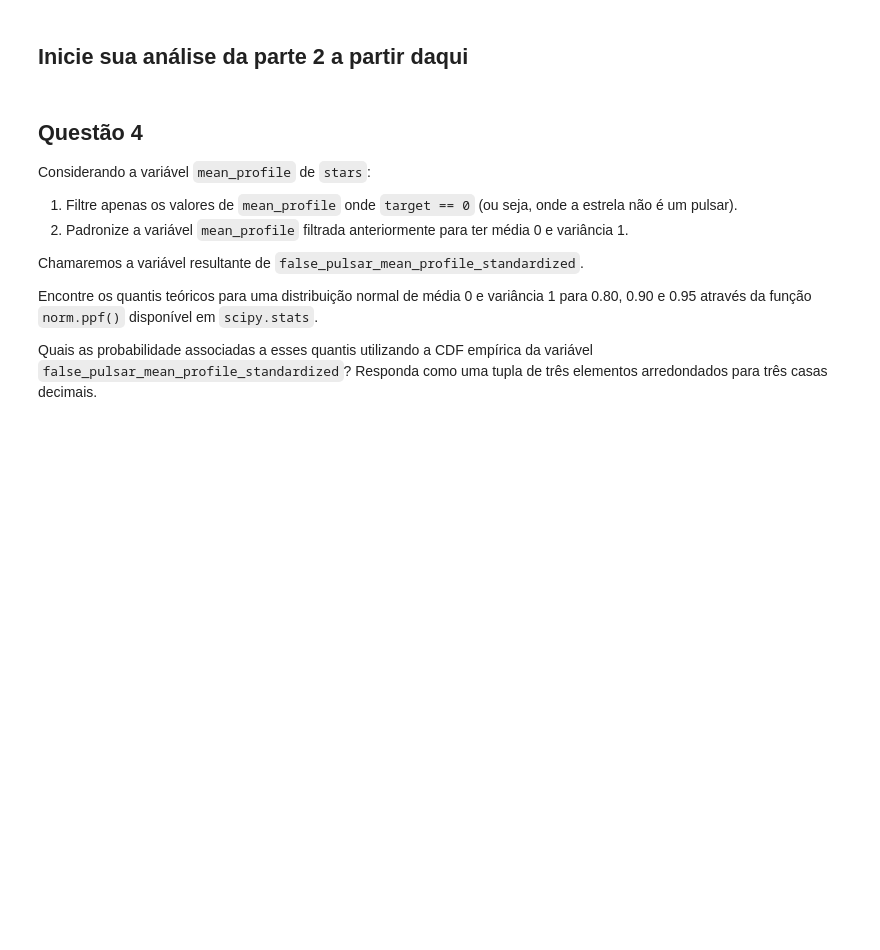
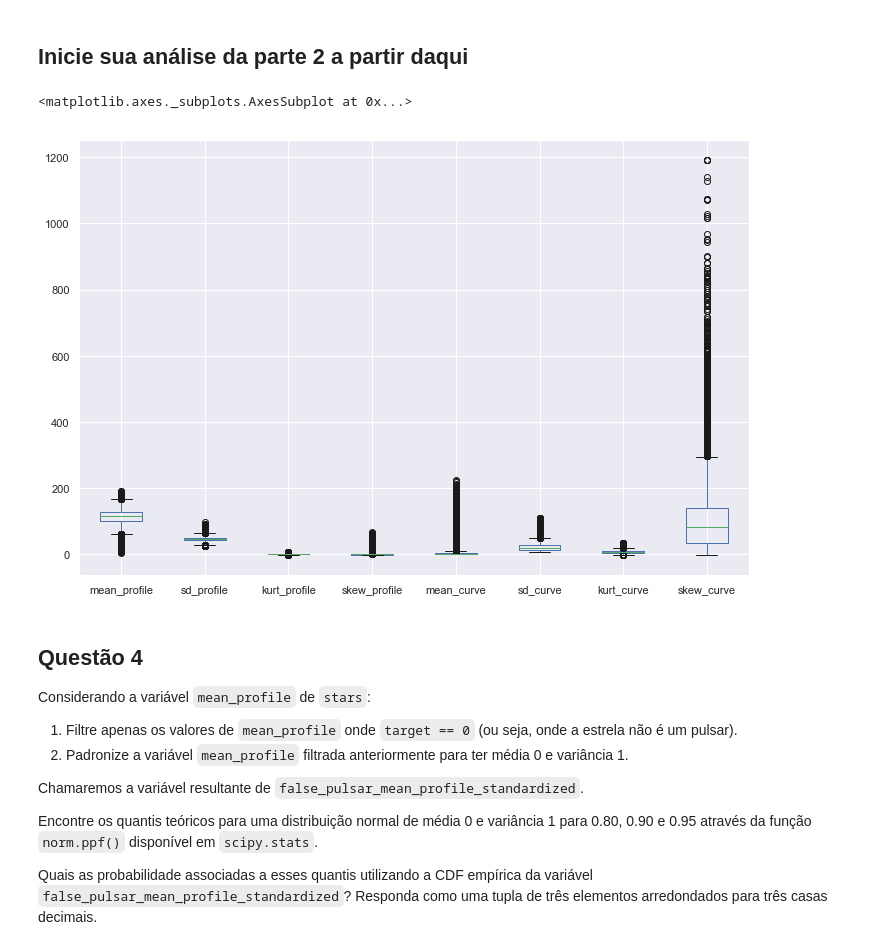
Before and after one commit to camilamelo14/codenation, a Jupyter notebook: data-science-1/main.ipynb, the cells around one changed output. Saved outputs shown, nothing was run; the diff lists cells and outputs as text; code cells hidden in the pictures; blank space fills up the shorter version.

```diff
--- a/data-science-1/main.ipynb
+++ b/data-science-1/main.ipynb
@@ -135,3 +207,7 @@ stars.loc[:, "target"] = stars.target.astype(bool)
 ## Inicie sua análise da parte 2 a partir daqui
 # %%
 # Sua análise da parte 2 começa aqui.
+stars.plot.box()
+# %% [output]
+<matplotlib.axes._subplots.AxesSubplot at 0x...>
+[figure, added]
```
Also changed, not shown: parts of 17 cells of this notebook, 4 other files.
